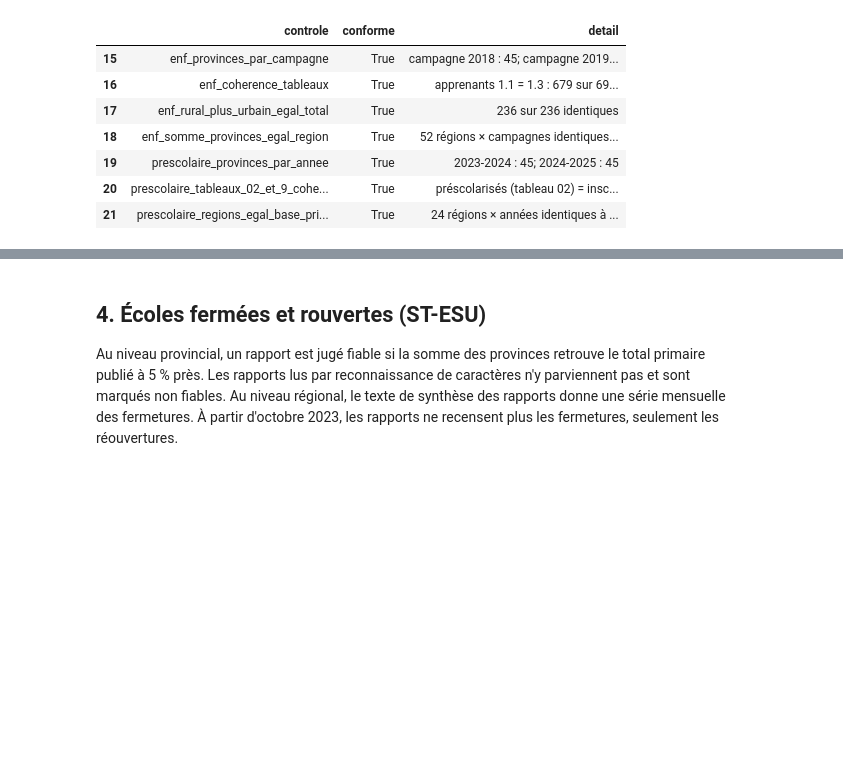
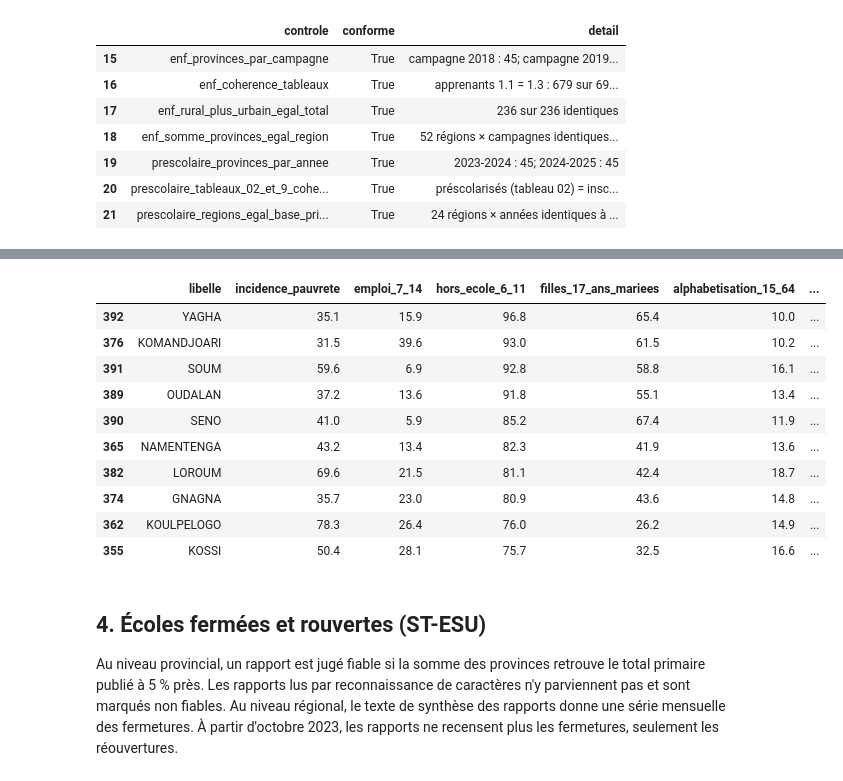
Before and after one commit to datachallenge-edu-bf/sentinelle-scolaire-defi1, a Jupyter notebook: notebooks/02_nettoyage.ipynb, the cells around one changed output, grey strips where cells are left out. Cells and saved outputs as stored; diff of their text form; code cells hidden in the pictures; blank space fills up the shorter version.

```diff
--- a/notebooks/02_nettoyage.ipynb
+++ b/notebooks/02_nettoyage.ipynb
@@ -391,0 +398,3 @@ ctrl[ctrl["controle"].str.startswith(("enf_", "prescolaire_"))]
+# %%
+vie = res["fait_conditions_vie"]
+vie.groupby("niveau_geo").size().rename("entités").to_frame()
@@ -392,3 +417,19 @@ ctrl[ctrl["controle"].str.startswith(("enf_", "prescolaire_"))]
+# %%
+vie[vie["niveau_geo"] == "province_ancienne"].sort_values("hors_ecole_6_11", ascending=False)[
+    ["libelle", "incidence_pauvrete", "emploi_7_14", "hors_ecole_6_11", "filles_17_ans_mariees", "alphabetisation_15_64",
+     "electricite", "telephone"]].head(10)
+# %% [output]
+|  | libelle | incidence_pauvrete | emploi_7_14 | hors_ecole_6_11 | filles_17_ans_mariees | alphabetisation_15_64 | ... |
+| 392 | YAGHA | 35.1 | 15.9 | 96.8 | 65.4 | 10.0 | ... |
+| 376 | KOMANDJOARI | 31.5 | 39.6 | 93.0 | 61.5 | 10.2 | ... |
+| 391 | SOUM | 59.6 | 6.9 | 92.8 | 58.8 | 16.1 | ... |
+| 389 | OUDALAN | 37.2 | 13.6 | 91.8 | 55.1 | 13.4 | ... |
+| 390 | SENO | 41.0 | 5.9 | 85.2 | 67.4 | 11.9 | ... |
+| 365 | NAMENTENGA | 43.2 | 13.4 | 82.3 | 41.9 | 13.6 | ... |
+| 382 | LOROUM | 69.6 | 21.5 | 81.1 | 42.4 | 18.7 | ... |
+| 374 | GNAGNA | 35.7 | 23.0 | 80.9 | 43.6 | 14.8 | ... |
+| 362 | KOULPELOGO | 78.3 | 26.4 | 76.0 | 26.2 | 14.9 | ... |
+| 355 | KOSSI | 50.4 | 28.1 | 75.7 | 32.5 | 16.6 | ... |
 # %% [markdown]
 ## 4. Écoles fermées et rouvertes (ST-ESU)
 
```
Also changed, not shown: parts of 7 cells of this notebook, 32 other files.
